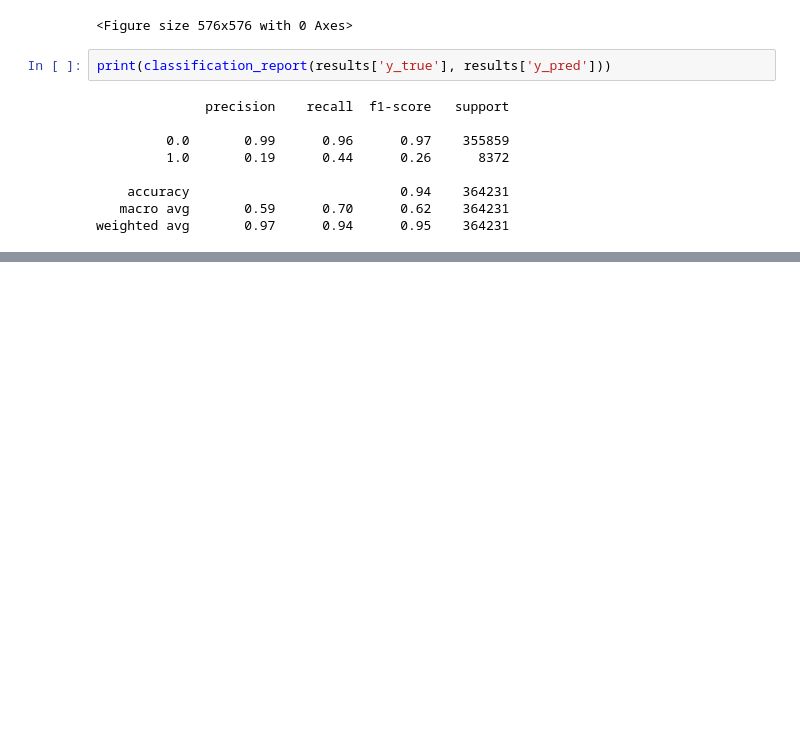
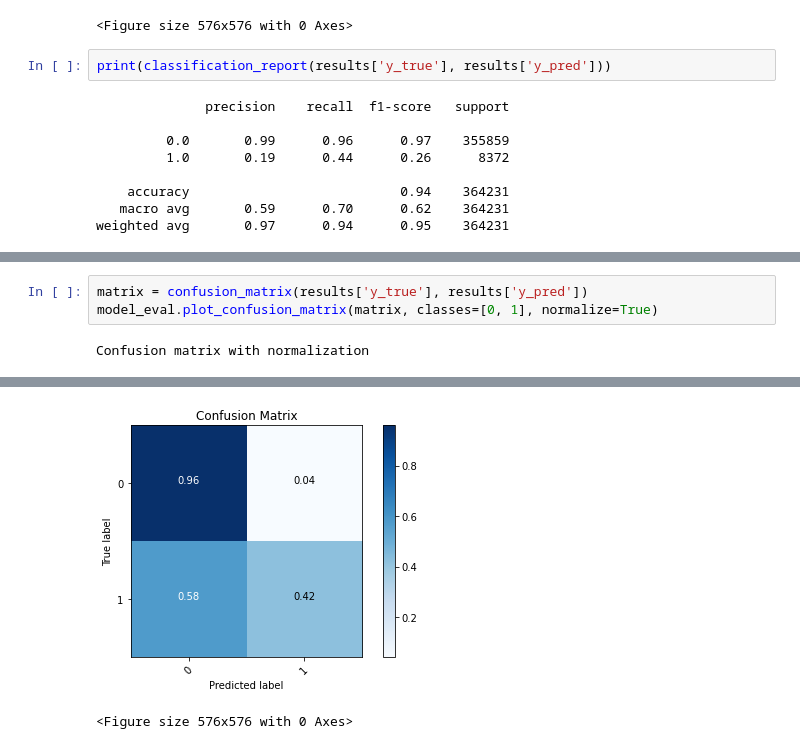
Before and after one commit to arumoy-shome/km3net, a Jupyter notebook: notebooks/pattern-matrix.ipynb, the cells around one changed output, grey strips where cells are left out. Saved outputs shown, nothing was run; the diff lists cells and outputs as text; blank space fills up the shorter version.

```diff
--- a/notebooks/pattern-matrix.ipynb
+++ b/notebooks/pattern-matrix.ipynb
@@ -250,0 +314,5 @@ weighted avg       0.96      0.96      0.96    364231
+# %%
+matrix = confusion_matrix(results['y_true'], results['y_pred'])
+model_eval.plot_confusion_matrix(matrix, classes=[0, 1], normalize=True)
+# %% [output]
+Confusion matrix with normalization
@@ -250,0 +320,2 @@ weighted avg       0.96      0.96      0.96    364231
+[figure, added]
+<Figure size 576x576 with 0 Axes>
```
Also changed, not shown: parts of 41 cells of this notebook.
